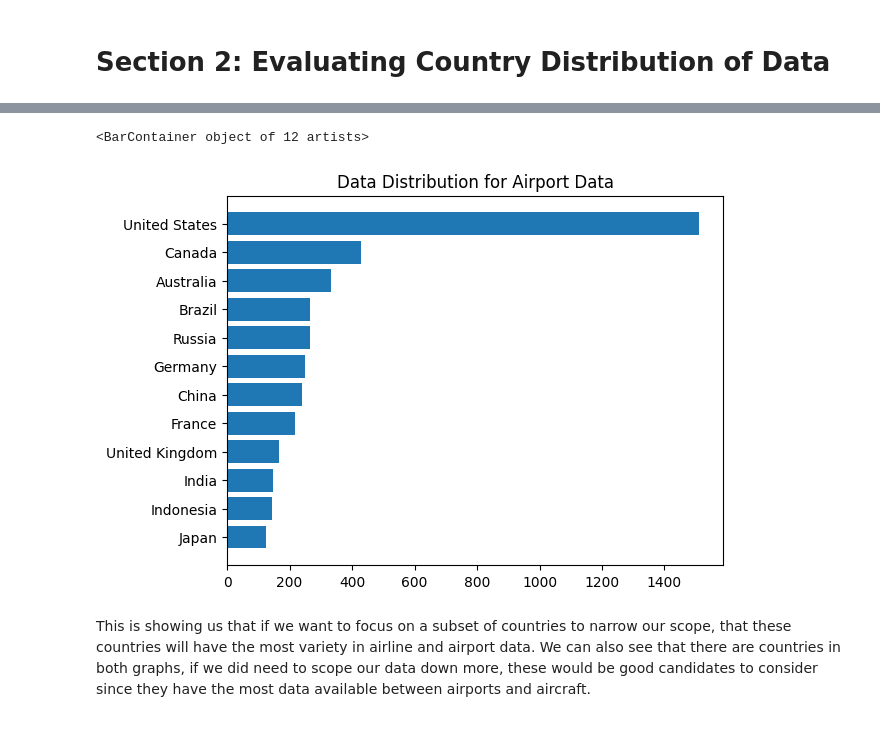
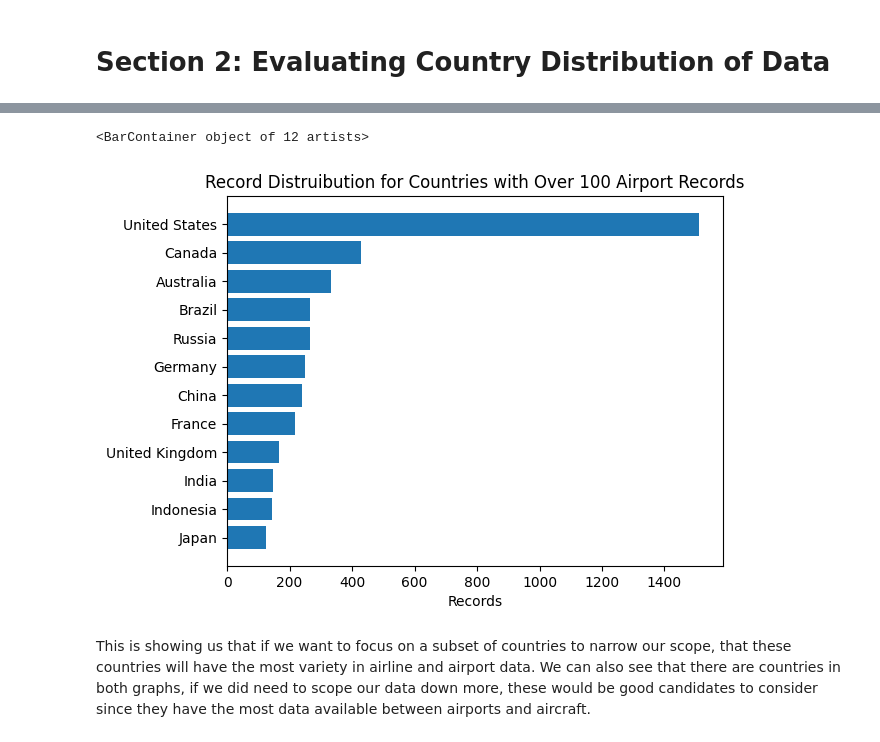
Before and after one commit to GregThomas88/DSCI-2025-D, a Jupyter notebook: EDA/JoellEDA.ipynb, the cells around one changed output, grey strips where cells are left out. Drawn from its saved outputs; the diff is of its cells as text; code cells hidden in the pictures.

```diff
--- a/EDA/JoellEDA.ipynb
+++ b/EDA/JoellEDA.ipynb
@@ -40,27 +62,28 @@ plt.barh(plotDataAirline.CTRY, plotDataAirline.NAME)
 # %%
 # Get the count of how many airports we have data for in each country
 plotDataAirport = airportRawData.groupby('CTRY').count().reset_index().sort_values(by='NAME', ascending= False)
 
 # Save ranking data for summary section
 summaryTableB = pd.DataFrame({"CTRY": [], "AIRPT_RANK": []})
 index = 0
 rank = 10
 while index != 10:
     summaryTableEntry = pd.DataFrame({"CTRY": [plotDataAirport.iloc[index, 0]], "AIRPT_RANK": [rank]})
     summaryTableB = pd.concat([summaryTableB, summaryTableEntry])
     index += 1
     rank -= 1
 
 # Filter out countries that have less data for graph readability.
 plotDataAirport = plotDataAirport.loc[plotDataAirport['NAME'] > 100]
 plotDataAirport = plotDataAirport.sort_values(by='NAME', ascending= True)
 
 # Plot results
-plt.title('Data Distribution for Airport Data')
+plt.title('Record Distruibution for Countries with Over 100 Airport Records')
+plt.xlabel('Records')
 plt.barh(plotDataAirport.CTRY, plotDataAirport.NAME)
 # %% [output]
 <BarContainer object of 12 artists>
-[figure, old version]
+[figure, new version]
 # %% [markdown]
 This is showing us that if we want to focus on a subset of countries to narrow our scope, that these countries will have the most variety in airline and airport data. We can also see that there are countries in both graphs, if we did need to scope our data down more, these would be good candidates to consider since they have the most data available between airports and aircraft.
 # %% [markdown]
```
Also changed, not shown: parts of 7 cells of this notebook.
